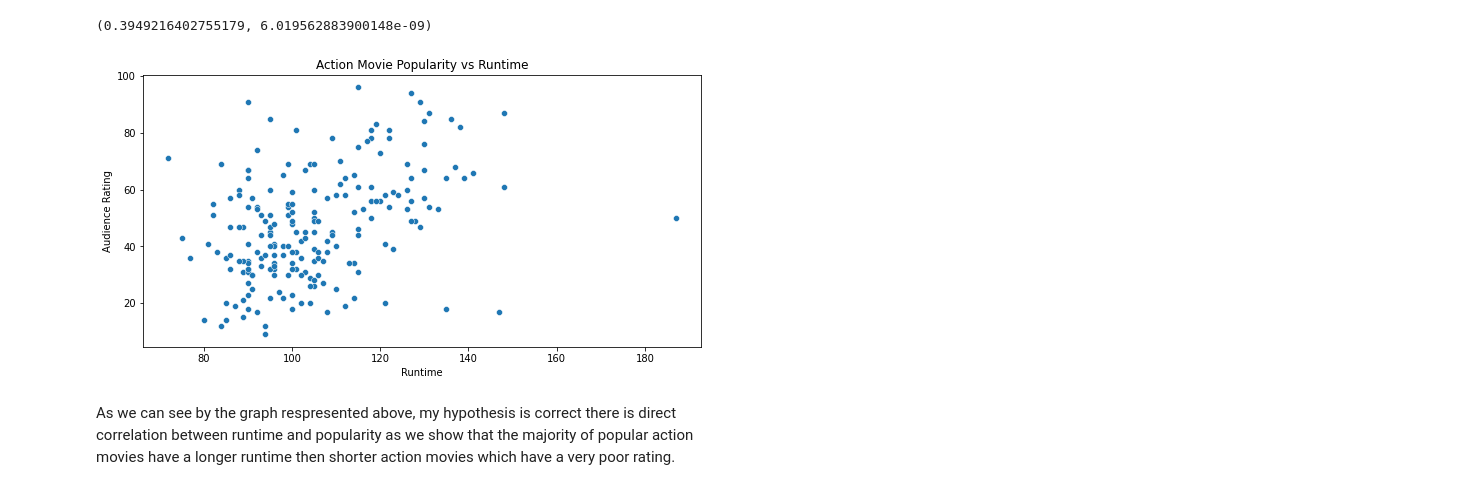
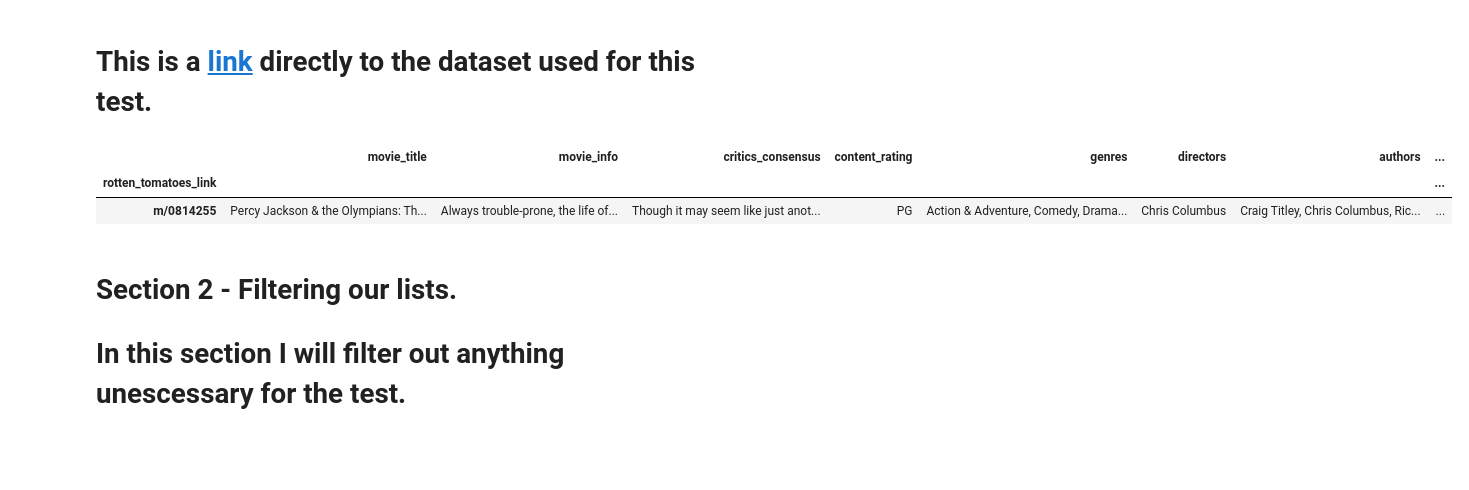
Before and after one commit to DarthRavencroft/Colabratory-Projects, a Jupyter notebook: Chris_Ford_Capstone_3.ipynb, the cells around one changed output. Cells and saved outputs as stored; diff of their text form; code cells hidden in the pictures; blank space fills up the shorter version.

```diff
--- a/Chris_Ford_Capstone_3.ipynb
+++ b/Chris_Ford_Capstone_3.ipynb
@@ -122,15 +10,0 @@ Movies4_filtered.sort_values('runtime').iloc[0:60]
-# %%
-stats.pearsonr(Movies4_filtered['runtime'],Movies4_filtered['audience_rating'])
-# %% [output]
-(0.3949216402755179, 6.019562883900148e-09)
-# %%
-plt.figure(figsize=(10,5))
-sns.scatterplot(x="runtime", y="audience_rating", data=Movies4_filtered)
-plt.xlabel("Runtime")
-plt.ylabel("Audience Rating")
-plt.title('Action Movie Popularity vs Runtime')
-plt.show()
-# %% [output]
-[figure, removed]
-# %% [markdown]
-As we can see by the graph respresented above, my hypothesis is correct there is direct correlation between runtime and popularity as we show that the majority of popular action movies have a longer runtime then shorter action movies which have a very poor rating.
@@ -136,0 +17,10 @@ As we can see by the graph respresented above, my hypothesis is correct there is
+# %% [markdown]
+# This is a [link](https://www.kaggle.com/stefanoleone992/rotten-tomatoes-movies-and-critic-reviews-dataset) directly to the dataset used for this test.
+# %%
+# In this cell I have mounted the data set and provided 1 example of the format the dataset is currently in.
+Movies = pd.read_csv('/content/gdrive/My Drive/Colab Datasets/rotten_tomatoes_movies.csv', index_col=0)
+Movies.head(1)
+# %% [output]
+|  | movie_title | movie_info | critics_consensus | content_rating | genres | directors | authors | ... |
+| rotten_tomatoes_link |  |  |  |  |  |  |  | ... |
+| m/0814255 | Percy Jackson & the Olympians: Th... | Always trouble-prone, the life of... | Though it may seem like just anot... | PG | Action & Adventure, Comedy, Drama... | Chris Columbus | Craig Titley, Chris Columbus, Ric... | ... |
@@ -136,0 +31,3 @@ As we can see by the graph respresented above, my hypothesis is correct there is
+# %% [markdown]
+# Section 2 - Filtering our lists.
+# In this section I will filter out anything unescessary for the test.
```
Also changed, not shown: parts of 51 cells of this notebook.
